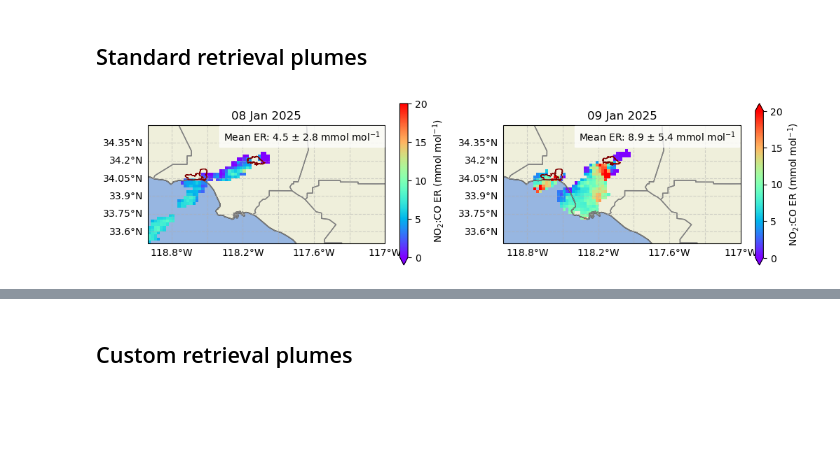
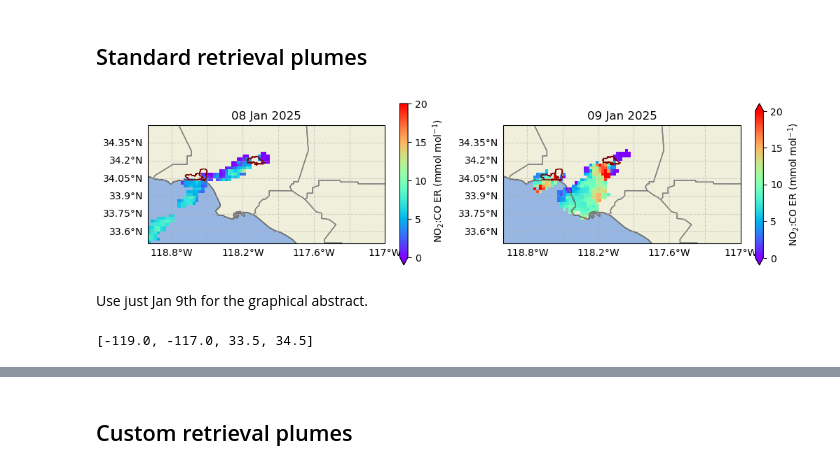
Before and after one commit to NASA-TROPESS/la-fires-2025-notebook, a Jupyter notebook: EST LA Fires.ipynb, the cells around one changed output, grey strips where cells are left out. Cells and saved outputs as stored; diff of their text form; code cells hidden in the pictures; blank space fills up the shorter version.

```diff
--- a/EST LA Fires.ipynb
+++ b/EST LA Fires.ipynb
@@ -127,29 +142,36 @@ Total: 2051 damaged, 16264 destroyed
 # %%
 dates = pd.date_range('2025-01-08', '2025-01-09')
 
 n = dates.size
 _, axs = plt.subplots(1, n, figsize=(6*n, 3), subplot_kw={'projection': ccrs.PlateCarree()})
 
 for ax, date in zip(axs, dates):
     nbplt.plot_gridded_enhancement(
         'static-data/tropomi/enhancements/enhancement_eaton_and_palisades.nc',
         date=date,
         variable='Time/enhancement_ratio',
         extent=nbcst.LA_EXTENT,
         vmin=0, vmax=20, cmap='rainbow',
         plume_mask=LA_PLUME_MASK,
         cblabel='NO$_2$:CO ER ({units})',
+        show_mean_er=False,
         feature_kws={'land': True, 'ocean': True}, ax=ax
     )
     ax.set_title(date.strftime('%d %b %Y'))
     nbpu.add_fire_perimeter(
         ax, 'static-data/fire-progression/fire-perimeters.geojson',
         'palisades', edgecolor='maroon', facecolor='none'
     )
     nbpu.add_fire_perimeter(
         ax, 'static-data/fire-progression/fire-perimeters.geojson',
         'eaton', edgecolor='maroon', facecolor='none'
     )
 plt.savefig('figures/tropomi-std-ers.pdf', bbox_inches='tight')
 # %% [output]
-[figure, old version]
+[figure, new version]
+# %% [markdown]
+Use just Jan 9th for the graphical abstract.
+# %%
+nbcst.LA_EXTENT
+# %% [output]
+[-119.0, -117.0, 33.5, 34.5]
```
Also changed, not shown: parts of 43 cells of this notebook, 1 other file.
